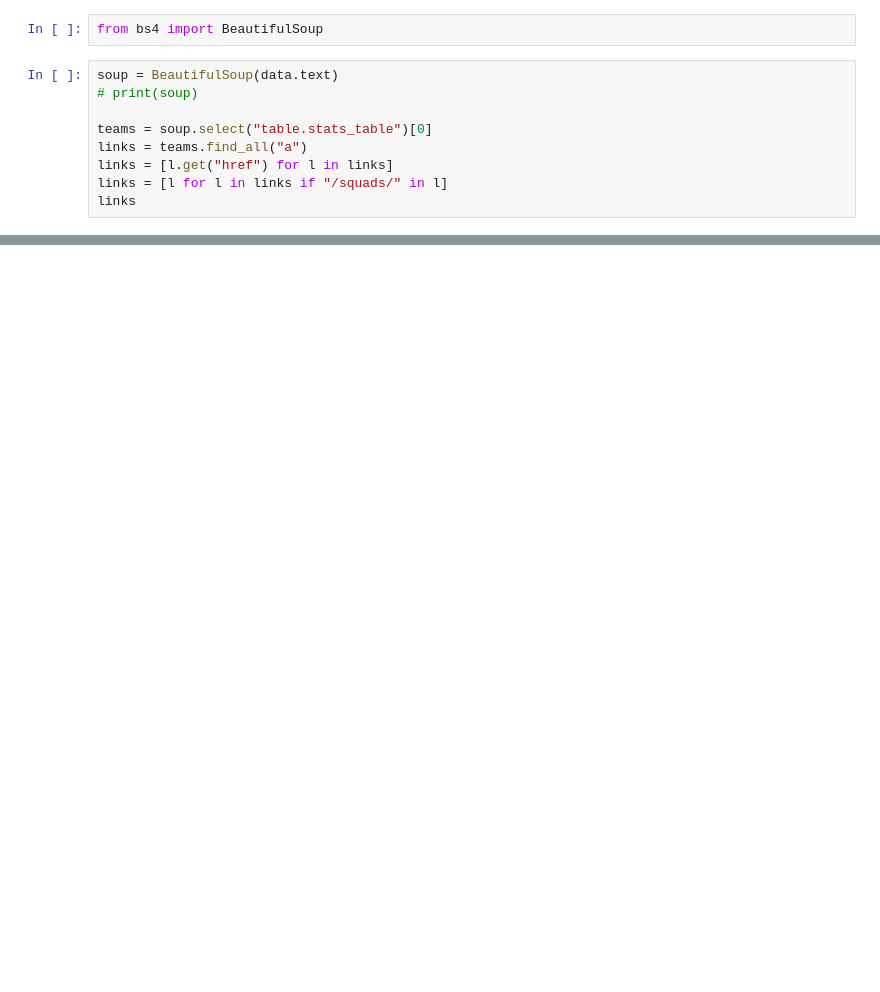
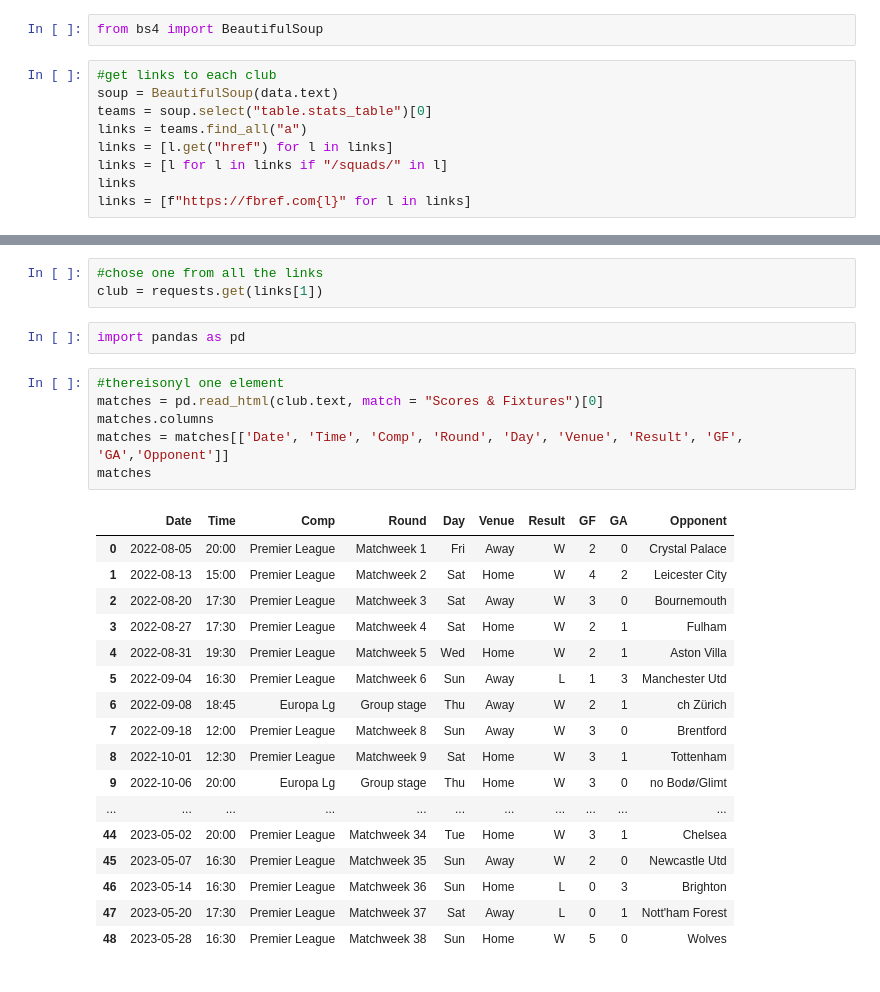
Before and after one commit to BishKhadka/Soccerboard, a Jupyter notebook: Soccer.ipynb, the cells around one changed output, grey strips where cells are left out. Drawn from its saved outputs; the diff is of its cells as text; blank space fills up the shorter version.

```diff
--- a/Soccer.ipynb
+++ b/Soccer.ipynb
@@ -7,11 +5,11 @@ data = requests.get(url)
 # %%
 from bs4 import BeautifulSoup
 # %%
+#get links to each club
 soup = BeautifulSoup(data.text)
-# print(soup)
-
 teams = soup.select("table.stats_table")[0]
 links = teams.find_all("a")
 links = [l.get("href") for l in links]
 links = [l for l in links if "/squads/" in l]
 links
+links = [f"https://fbref.com{l}" for l in links]
@@ -38,0 +29,36 @@ links
+# %%
+#chose one from all the links
+club = requests.get(links[1])
+# %%
+import pandas as pd
+# %%
+#thereisonyl one element
+matches = pd.read_html(club.text, match = "Scores & Fixtures")[0]
+matches.columns
+matches = matches[['Date', 'Time', 'Comp', 'Round', 'Day', 'Venue', 'Result', 'GF', 'GA','Opponent']]
+matches
+# %% [output]
+|  | Date | Time | Comp | Round | Day | Venue | Result | GF | GA | Opponent |
+| 0 | 2022-08-05 | 20:00 | Premier League | Matchweek 1 | Fri | Away | W | 2 | 0 | Crystal Palace |
+| 1 | 2022-08-13 | 15:00 | Premier League | Matchweek 2 | Sat | Home | W | 4 | 2 | Leicester City |
+| 2 | 2022-08-20 | 17:30 | Premier League | Matchweek 3 | Sat | Away | W | 3 | 0 | Bournemouth |
+| 3 | 2022-08-27 | 17:30 | Premier League | Matchweek 4 | Sat | Home | W | 2 | 1 | Fulham |
+| 4 | 2022-08-31 | 19:30 | Premier League | Matchweek 5 | Wed | Home | W | 2 | 1 | Aston Villa |
+| 5 | 2022-09-04 | 16:30 | Premier League | Matchweek 6 | Sun | Away | L | 1 | 3 | Manchester Utd |
+| 6 | 2022-09-08 | 18:45 | Europa Lg | Group stage | Thu | Away | W | 2 | 1 | ch Zürich |
+| 7 | 2022-09-18 | 12:00 | Premier League | Matchweek 8 | Sun | Away | W | 3 | 0 | Brentford |
+| 8 | 2022-10-01 | 12:30 | Premier League | Matchweek 9 | Sat | Home | W | 3 | 1 | Tottenham |
+| 9 | 2022-10-06 | 20:00 | Europa Lg | Group stage | Thu | Home | W | 3 | 0 | no Bodø/Glimt |
+| ... | ... | ... | ... | ... | ... | ... | ... | ... | ... | ... |
+| 44 | 2023-05-02 | 20:00 | Premier League | Matchweek 34 | Tue | Home | W | 3 | 1 | Chelsea |
+| 45 | 2023-05-07 | 16:30 | Premier League | Matchweek 35 | Sun | Away | W | 2 | 0 | Newcastle Utd |
+| 46 | 2023-05-14 | 16:30 | Premier League | Matchweek 36 | Sun | Home | L | 0 | 3 | Brighton |
+| 47 | 2023-05-20 | 17:30 | Premier League | Matchweek 37 | Sat | Away | L | 0 | 1 | Nott'ham Forest |
+| 48 | 2023-05-28 | 16:30 | Premier League | Matchweek 38 | Sun | Home | W | 5 | 0 | Wolves |
+# %% [markdown]
+<!-- <a href="/en/squads/b8fd03ef/2022-2023/matchlogs/all_comps/keeper/Manchester-City-Match-Logs-All-Competitions">Goalkeeping</a>  /
+
+<a href="/en/squads/b8fd03ef/2022-2023/matchlogs/all_comps/passing/Manchester-City-Match-Logs-All-Competitions">Passing</a>
+
+<a href="/en/squads/b8fd03ef/2022-2023/matchlogs/all_comps/shooting/Manchester-City-Match-Logs-All-Competitions">Shooting</a>
+ -->
```
Also changed, not shown: parts of 6 cells of this notebook.
